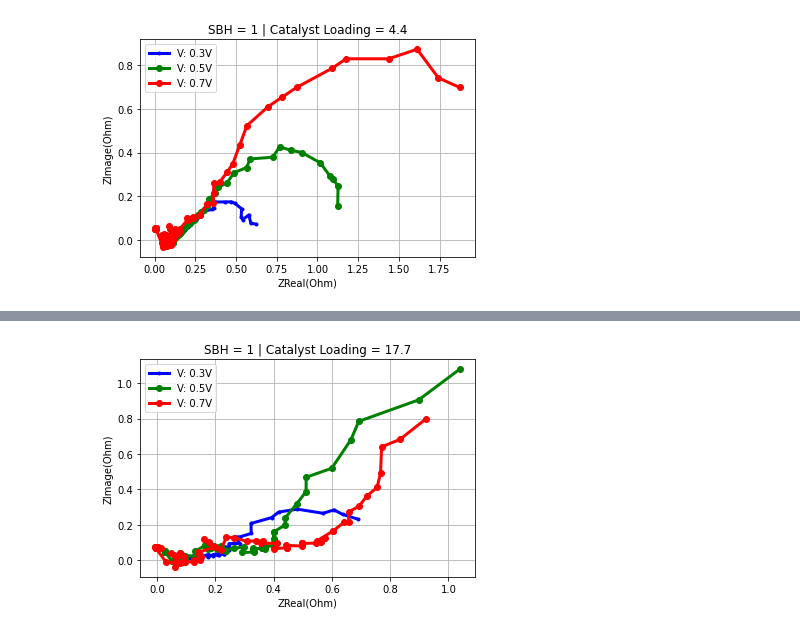
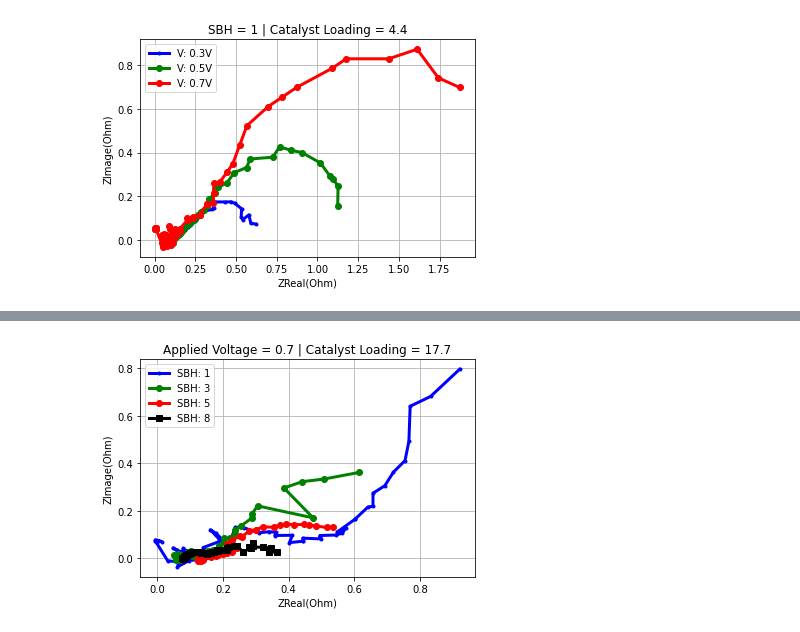
Before and after one commit to ECSIM/dbfc-dataset, a Jupyter notebook: Notebooks/Acta Catalyst.ipynb, the cells around one changed output, grey strips where cells are left out. Saved outputs shown, nothing was run; the diff lists cells and outputs as text; code cells hidden in the pictures.

```diff
--- a/Notebooks/Acta Catalyst.ipynb
+++ b/Notebooks/Acta Catalyst.ipynb
@@ -10,5 +10,5 @@ path = os.path.join("../", "Acta Catalyst")
 # %% [markdown]
 ## 1- Impedance : Various Acta AnodeTM Loading and SBH%
 # %%
-(data, header) = load_data(os.path.join(path,"1.csv"), is_header=True)
+data = load_data(os.path.join(path,"1.csv"))
 # %%
@@ -62,4 +22,4 @@ impedance_plot(data, 8, 13.3, header)
 # %%
-impedance_plot(data, 1, 17.7, header)
+impedance_plot(data, CL=17.7, V=0.7)
 # %% [output]
-[figure, old version]
+[figure, new version]
```
Also changed, not shown: parts of 15 cells of this notebook, 1 other file.
